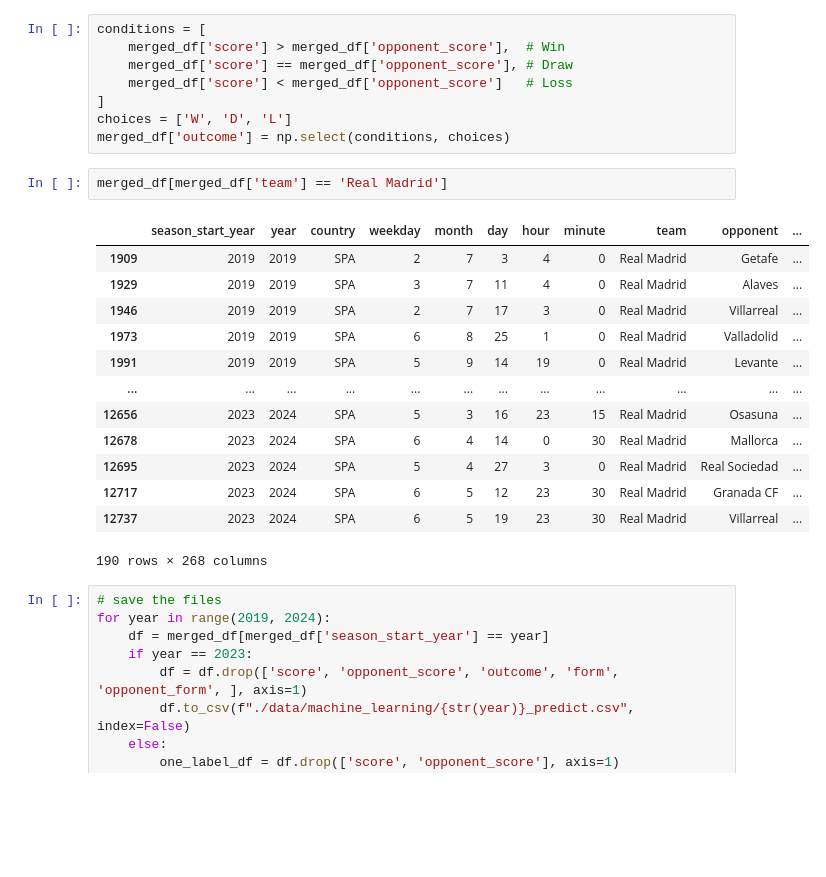
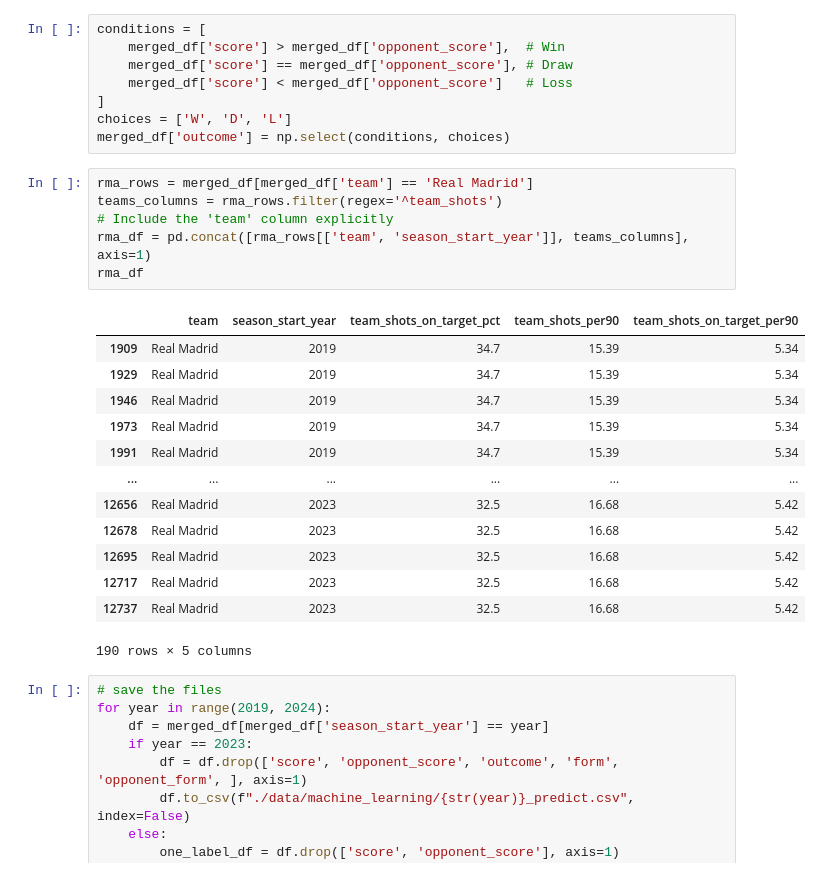
Before and after one commit to LEPK02/sc1015-assignment, a Jupyter notebook: 01_data_processing.ipynb, the cells around one changed output. Cells and saved outputs as stored; diff of their text form; blank space fills up the shorter version.

```diff
--- a/01_data_processing.ipynb
+++ b/01_data_processing.ipynb
@@ -788,21 +788,25 @@ conditions = [
 choices = ['W', 'D', 'L']
 merged_df['outcome'] = np.select(conditions, choices)
 # %%
-merged_df[merged_df['team'] == 'Real Madrid']
+rma_rows = merged_df[merged_df['team'] == 'Real Madrid']
+teams_columns = rma_rows.filter(regex='^team_shots')
+# Include the 'team' column explicitly
+rma_df = pd.concat([rma_rows[['team', 'season_start_year']], teams_columns], axis=1)
+rma_df
 # %% [output]
-|  | season_start_year | year | country | weekday | month | day | hour | minute | team | opponent | ... |
-| 1909 | 2019 | 2019 | SPA | 2 | 7 | 3 | 4 | 0 | Real Madrid | Getafe | ... |
-| 1929 | 2019 | 2019 | SPA | 3 | 7 | 11 | 4 | 0 | Real Madrid | Alaves | ... |
-| 1946 | 2019 | 2019 | SPA | 2 | 7 | 17 | 3 | 0 | Real Madrid | Villarreal | ... |
-| 1973 | 2019 | 2019 | SPA | 6 | 8 | 25 | 1 | 0 | Real Madrid | Valladolid | ... |
-| 1991 | 2019 | 2019 | SPA | 5 | 9 | 14 | 19 | 0 | Real Madrid | Levante | ... |
-| ... | ... | ... | ... | ... | ... | ... | ... | ... | ... | ... | ... |
-| 12656 | 2023 | 2024 | SPA | 5 | 3 | 16 | 23 | 15 | Real Madrid | Osasuna | ... |
-| 12678 | 2023 | 2024 | SPA | 6 | 4 | 14 | 0 | 30 | Real Madrid | Mallorca | ... |
-| 12695 | 2023 | 2024 | SPA | 5 | 4 | 27 | 3 | 0 | Real Madrid | Real Sociedad | ... |
-| 12717 | 2023 | 2024 | SPA | 6 | 5 | 12 | 23 | 30 | Real Madrid | Granada CF | ... |
-| 12737 | 2023 | 2024 | SPA | 6 | 5 | 19 | 23 | 30 | Real Madrid | Villarreal | ... |
+|  | team | season_start_year | team_shots_on_target_pct | team_shots_per90 | team_shots_on_target_per90 |
+| 1909 | Real Madrid | 2019 | 34.7 | 15.39 | 5.34 |
+| 1929 | Real Madrid | 2019 | 34.7 | 15.39 | 5.34 |
+| 1946 | Real Madrid | 2019 | 34.7 | 15.39 | 5.34 |
+| 1973 | Real Madrid | 2019 | 34.7 | 15.39 | 5.34 |
+| 1991 | Real Madrid | 2019 | 34.7 | 15.39 | 5.34 |
+| ... | ... | ... | ... | ... | ... |
+| 12656 | Real Madrid | 2023 | 32.5 | 16.68 | 5.42 |
+| 12678 | Real Madrid | 2023 | 32.5 | 16.68 | 5.42 |
+| 12695 | Real Madrid | 2023 | 32.5 | 16.68 | 5.42 |
+| 12717 | Real Madrid | 2023 | 32.5 | 16.68 | 5.42 |
+| 12737 | Real Madrid | 2023 | 32.5 | 16.68 | 5.42 |
-190 rows × 268 columns
+190 rows × 5 columns
 # %%
 # save the files
 for year in range(2019, 2024):
```
